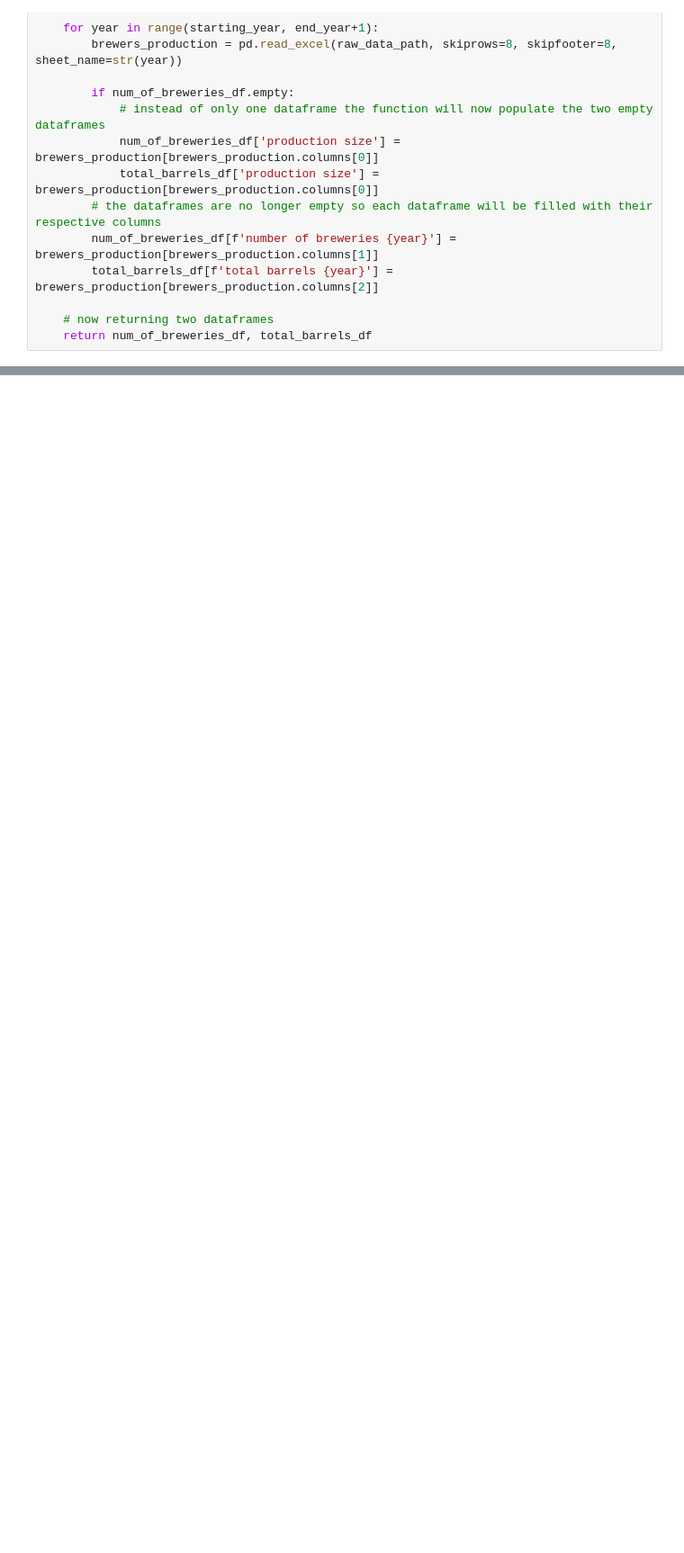
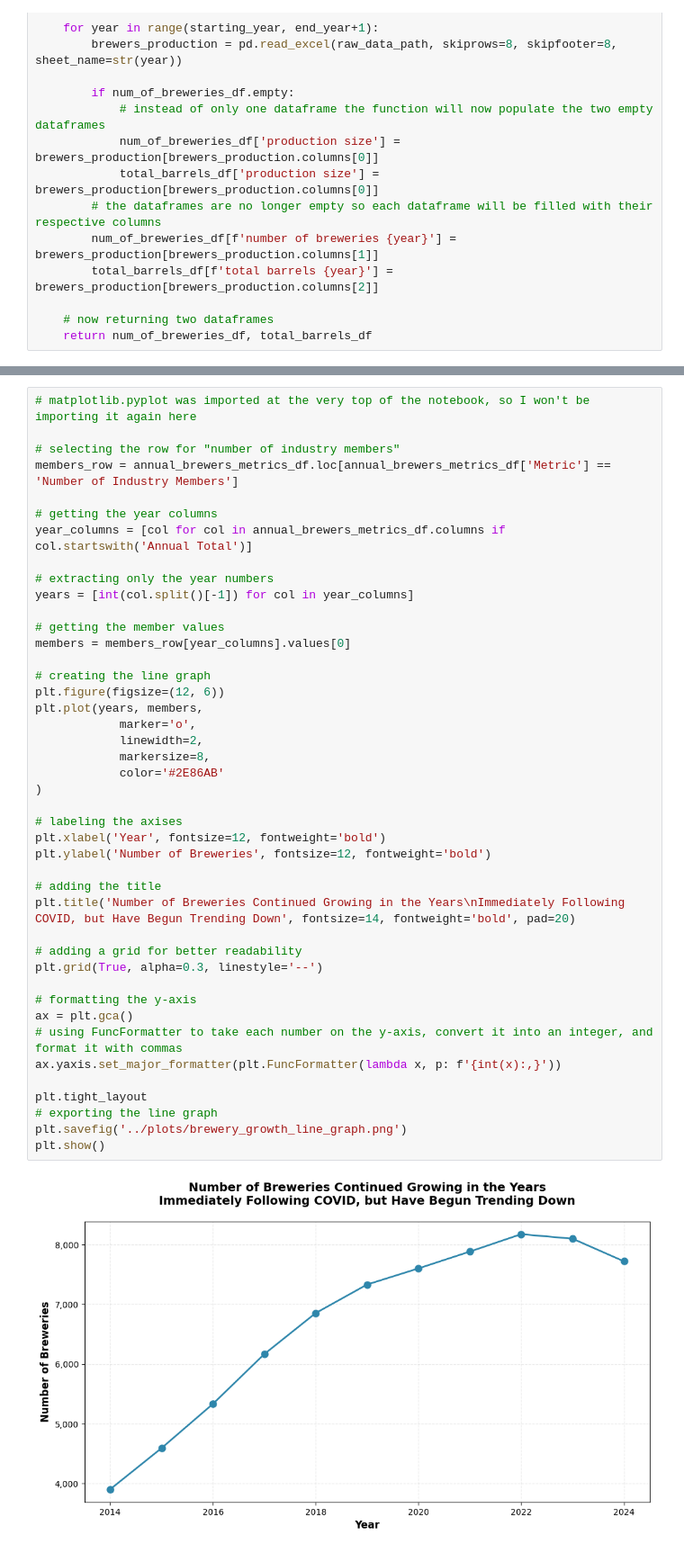
Before and after one commit to miramontron/us_beer_production, a Jupyter notebook: notebooks/us_beer_production.ipynb, the cells around one changed output, grey strips where cells are left out. Shown at 90% size. Saved outputs shown, nothing was run; the diff lists cells and outputs as text; blank space fills up the shorter version.

Commit message:
Adds first visualization and plots folder for containing exported visualizations

```diff
--- a/notebooks/us_beer_production.ipynb
+++ b/notebooks/us_beer_production.ipynb
@@ -277,0 +288,45 @@ Get_market_share_df('../data/Brewers_Association_Data_20250717.xlsx', '1. Craft
+# %%
+# matplotlib.pyplot was imported at the very top of the notebook, so I won't be importing it again here
+
+# selecting the row for "number of industry members"
+members_row = annual_brewers_metrics_df.loc[annual_brewers_metrics_df['Metric'] == 'Number of Industry Members']
+
+# getting the year columns
+year_columns = [col for col in annual_brewers_metrics_df.columns if col.startswith('Annual Total')]
+
+# extracting only the year numbers
+years = [int(col.split()[-1]) for col in year_columns]
+
+# getting the member values
+members = members_row[year_columns].values[0]
+
+# creating the line graph
+plt.figure(figsize=(12, 6))
+plt.plot(years, members,
+            marker='o',
+            linewidth=2,
+            markersize=8,
+            color='#2E86AB'
+)
+
+# labeling the axises
+plt.xlabel('Year', fontsize=12, fontweight='bold')
+plt.ylabel('Number of Breweries', fontsize=12, fontweight='bold')
+
+# adding the title
+plt.title('Number of Breweries Continued Growing in the Years\nImmediately Following COVID, but Have Begun Trending Down', fontsize=14, fontweight='bold', pad=20)
+
+# adding a grid for better readability
+plt.grid(True, alpha=0.3, linestyle='--')
+
+# formatting the y-axis
+ax = plt.gca()
+# using FuncFormatter to take each number on the y-axis, convert it into an integer, and format it with commas
+ax.yaxis.set_major_formatter(plt.FuncFormatter(lambda x, p: f'{int(x):,}'))
+
+plt.tight_layout
+# exporting the line graph
+plt.savefig('../plots/brewery_growth_line_graph.png')
+plt.show()
+# %% [output]
+[figure, added]
```
Also changed, not shown: parts of 10 cells of this notebook, 1 other file.
